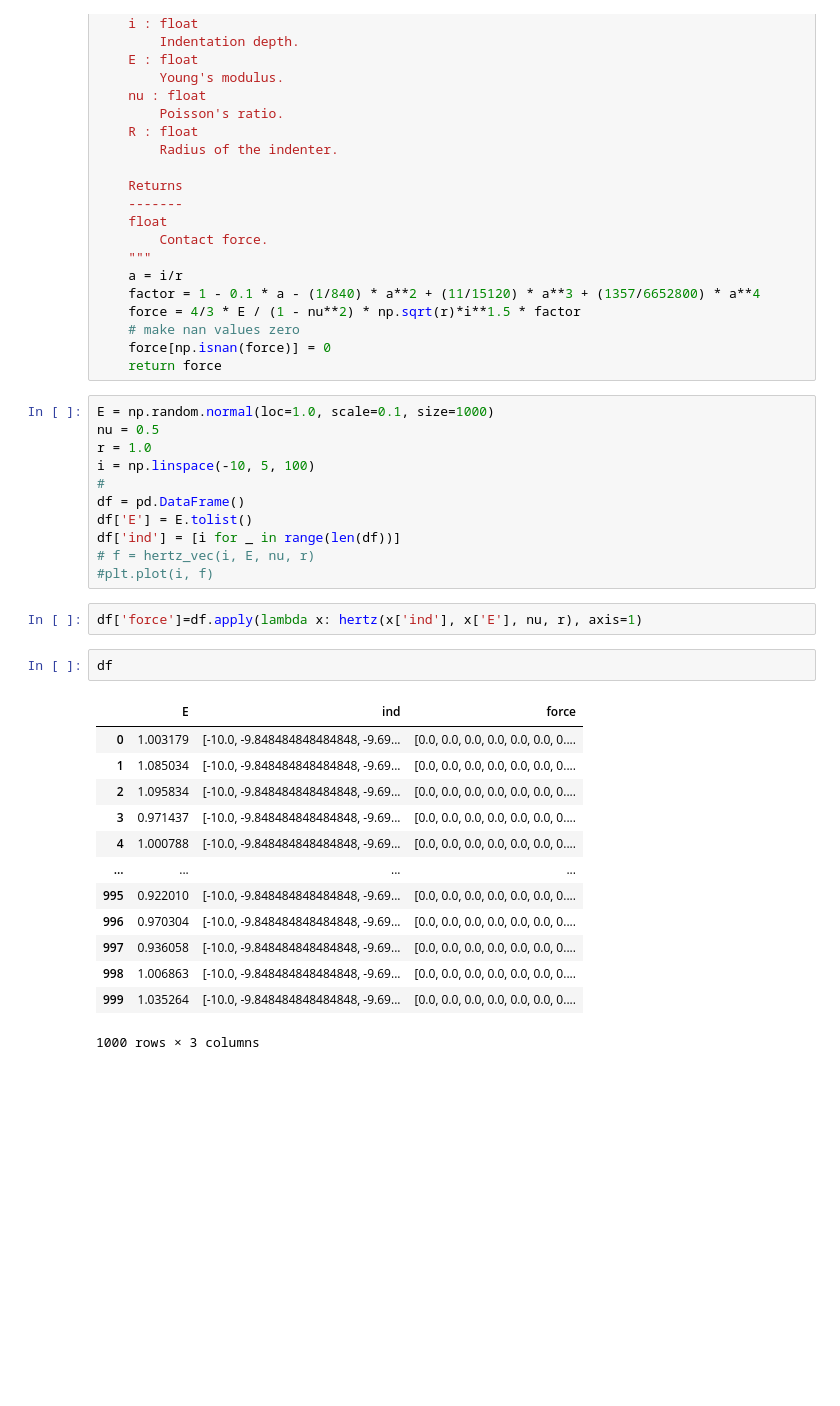
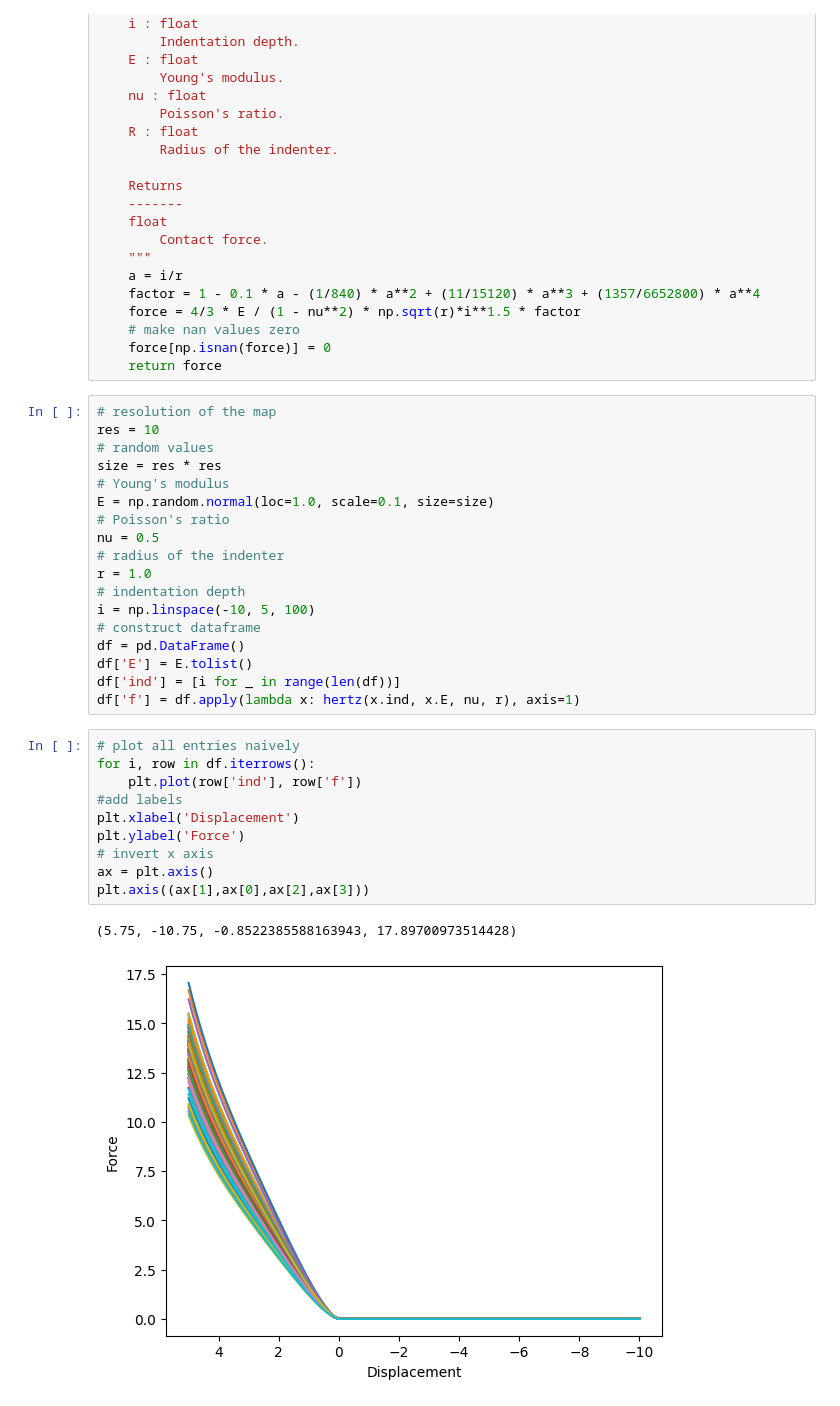
Before and after one commit to luisrlp/contact-surface, a Jupyter notebook: draft.ipynb, the cells around one changed output. Saved outputs shown, nothing was run; the diff lists cells and outputs as text; blank space fills up the shorter version.

```diff
--- a/draft.ipynb
+++ b/draft.ipynb
@@ -40,31 +40,33 @@ def hertz(i, E, nu, r):
     force[np.isnan(force)] = 0
     return force
 # %%
-E = np.random.normal(loc=1.0, scale=0.1, size=1000)
+# resolution of the map
+res = 10
+# random values
+size = res * res
+# Young's modulus
+E = np.random.normal(loc=1.0, scale=0.1, size=size)
+# Poisson's ratio
 nu = 0.5
+# radius of the indenter
 r = 1.0
+# indentation depth
 i = np.linspace(-10, 5, 100)
-#
+# construct dataframe
 df = pd.DataFrame()
 df['E'] = E.tolist()
 df['ind'] = [i for _ in range(len(df))]
-# f = hertz_vec(i, E, nu, r)
-#plt.plot(i, f)
+df['f'] = df.apply(lambda x: hertz(x.ind, x.E, nu, r), axis=1)
-# %%
-df['force']=df.apply(lambda x: hertz(x['ind'], x['E'], nu, r), axis=1)
-# %%
-df
-# %% [output]
-|  | E | ind | force |
-| 0 | 1.003179 | [-10.0, -9.848484848484848, -9.69... | [0.0, 0.0, 0.0, 0.0, 0.0, 0.0, 0.... |
-| 1 | 1.085034 | [-10.0, -9.848484848484848, -9.69... | [0.0, 0.0, 0.0, 0.0, 0.0, 0.0, 0.... |
-| 2 | 1.095834 | [-10.0, -9.848484848484848, -9.69... | [0.0, 0.0, 0.0, 0.0, 0.0, 0.0, 0.... |
-| 3 | 0.971437 | [-10.0, -9.848484848484848, -9.69... | [0.0, 0.0, 0.0, 0.0, 0.0, 0.0, 0.... |
-| 4 | 1.000788 | [-10.0, -9.848484848484848, -9.69... | [0.0, 0.0, 0.0, 0.0, 0.0, 0.0, 0.... |
-| ... | ... | ... | ... |
-| 995 | 0.922010 | [-10.0, -9.848484848484848, -9.69... | [0.0, 0.0, 0.0, 0.0, 0.0, 0.0, 0.... |
-| 996 | 0.970304 | [-10.0, -9.848484848484848, -9.69... | [0.0, 0.0, 0.0, 0.0, 0.0, 0.0, 0.... |
-| 997 | 0.936058 | [-10.0, -9.848484848484848, -9.69... | [0.0, 0.0, 0.0, 0.0, 0.0, 0.0, 0.... |
-| 998 | 1.006863 | [-10.0, -9.848484848484848, -9.69... | [0.0, 0.0, 0.0, 0.0, 0.0, 0.0, 0.... |
-| 999 | 1.035264 | [-10.0, -9.848484848484848, -9.69... | [0.0, 0.0, 0.0, 0.0, 0.0, 0.0, 0.... |
-1000 rows × 3 columns
+# %%
+# plot all entries naively
+for i, row in df.iterrows():
+    plt.plot(row['ind'], row['f'])
+#add labels
+plt.xlabel('Displacement')
+plt.ylabel('Force')
+# invert x axis
+ax = plt.axis()
+plt.axis((ax[1],ax[0],ax[2],ax[3]))
+# %% [output]
+(5.75, -10.75, -0.8522385588163943, 17.89700973514428)
+[figure, added]
```
Also changed, not shown: parts of 3 cells of this notebook.
